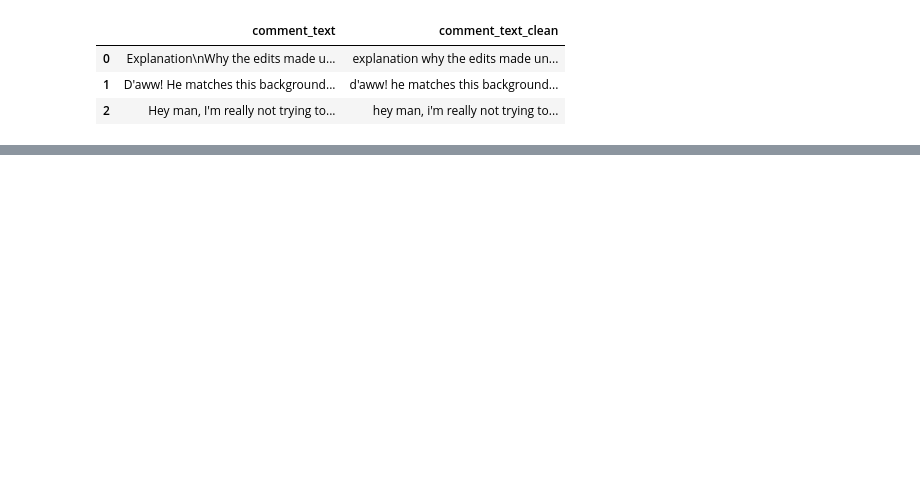
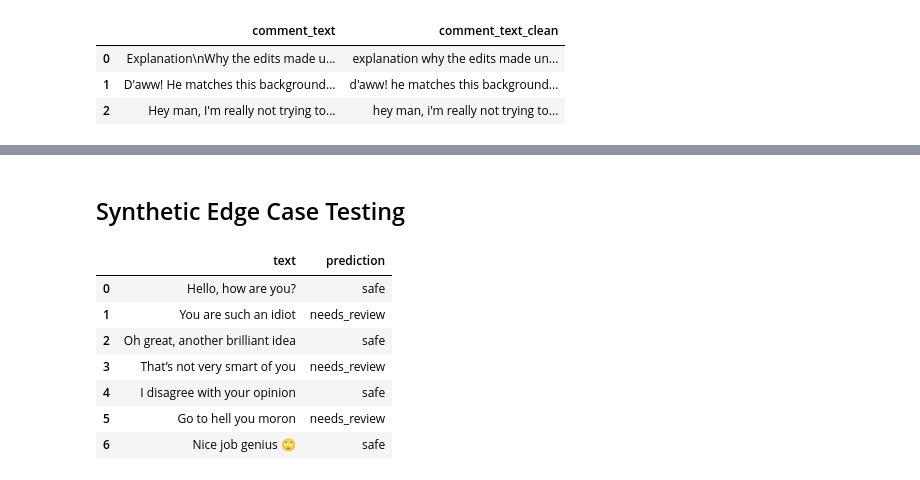
Before and after one commit to uvardan/jigsaw_toxic_comment, a Jupyter notebook: 01_jigsaw_eda_and_cleaning.ipynb, the cells around one changed output, grey strips where cells are left out. Cells and saved outputs as stored; diff of their text form; code cells hidden in the pictures; blank space fills up the shorter version.

```diff
--- a/01_jigsaw_eda_and_cleaning.ipynb
+++ b/01_jigsaw_eda_and_cleaning.ipynb
@@ -1101,0 +622,34 @@ Name: count, dtype: int64
+# %% [markdown]
+## Synthetic Edge Case Testing
+# %%
+# Controlled edge cases complement dataset-based evaluation by stress-testing ambiguity and sarcasm.
+test_cases = [
+    "Hello, how are you?",                         # safe
+    "You are such an idiot",                       # clear insult
+    "Oh great, another brilliant idea",            # sarcasm
+    "That’s not very smart of you",                # ambiguous / borderline
+    "I disagree with your opinion",                # safe but argumentative
+    "Go to hell you moron",                        # strong insult
+    "Nice job genius 🙄",                          # sarcasm
+]
+# %%
+test_clean = [clean_text(t) for t in test_cases]
+test_tfidf = vectorizer.transform(test_clean)
+test_proba = model.predict_proba(test_tfidf)
+
+proba_df = pd.DataFrame(test_proba, columns=model.classes_)
+test_pred = proba_df.apply(apply_thresholds, axis=1)
+
+pd.DataFrame({
+    "text": test_cases,
+    "prediction": test_pred
+})
+# %% [output]
+|  | text | prediction |
+| 0 | Hello, how are you? | safe |
+| 1 | You are such an idiot | needs_review |
+| 2 | Oh great, another brilliant idea | safe |
+| 3 | That’s not very smart of you | needs_review |
+| 4 | I disagree with your opinion | safe |
+| 5 | Go to hell you moron | needs_review |
+| 6 | Nice job genius 🙄 | safe |
```
Also changed, not shown: parts of 79 cells of this notebook.
